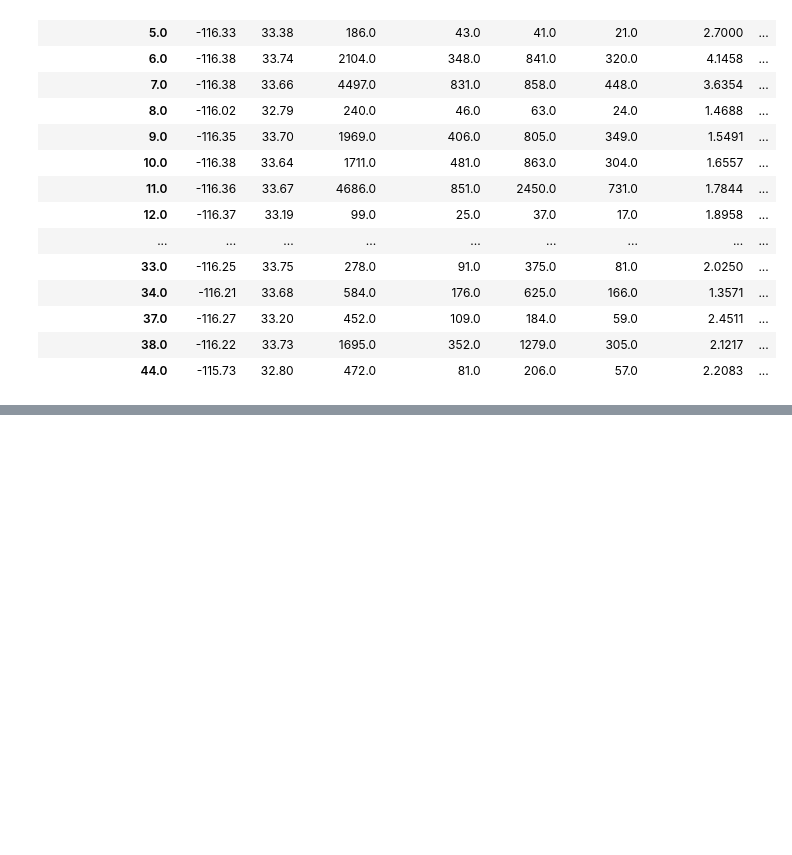
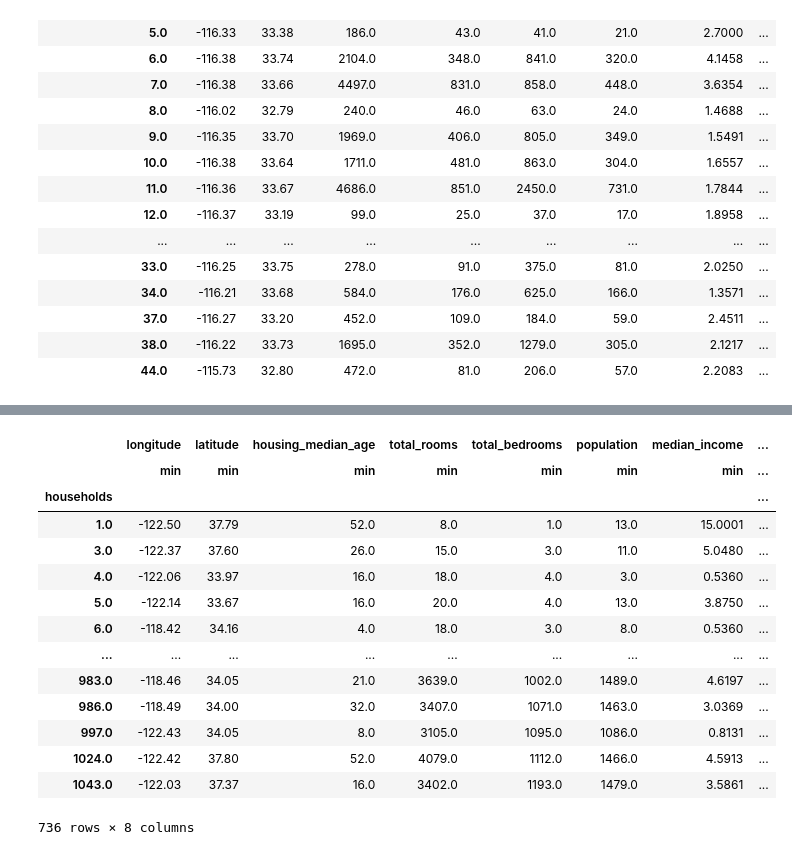
Before and after one commit to DerinOgrenme2021/BarisYildiz, a Jupyter notebook: Pandas.ipynb, the cells around one changed output, grey strips where cells are left out. Saved outputs shown, nothing was run; the diff lists cells and outputs as text; code cells hidden in the pictures; blank space fills up the shorter version.

```diff
--- a/Pandas.ipynb
+++ b/Pandas.ipynb
@@ -149,0 +204,19 @@ df_100_200.describe()
+# %%
+housing_value_population_agg_min = housing_value_population.groupby('households').agg(['min'])
+housing_value_population_agg_min
+# %% [output]
+|  | longitude | latitude | housing_median_age | total_rooms | total_bedrooms | population | median_income | ... |
+|  | min | min | min | min | min | min | min | ... |
+| households |  |  |  |  |  |  |  | ... |
+| 1.0 | -122.50 | 37.79 | 52.0 | 8.0 | 1.0 | 13.0 | 15.0001 | ... |
+| 3.0 | -122.37 | 37.60 | 26.0 | 15.0 | 3.0 | 11.0 | 5.0480 | ... |
+| 4.0 | -122.06 | 33.97 | 16.0 | 18.0 | 4.0 | 3.0 | 0.5360 | ... |
+| 5.0 | -122.14 | 33.67 | 16.0 | 20.0 | 4.0 | 13.0 | 3.8750 | ... |
+| 6.0 | -118.42 | 34.16 | 4.0 | 18.0 | 3.0 | 8.0 | 0.5360 | ... |
+| ... | ... | ... | ... | ... | ... | ... | ... | ... |
+| 983.0 | -118.46 | 34.05 | 21.0 | 3639.0 | 1002.0 | 1489.0 | 4.6197 | ... |
+| 986.0 | -118.49 | 34.00 | 32.0 | 3407.0 | 1071.0 | 1463.0 | 3.0369 | ... |
+| 997.0 | -122.43 | 34.05 | 8.0 | 3105.0 | 1095.0 | 1086.0 | 0.8131 | ... |
+| 1024.0 | -122.42 | 37.80 | 52.0 | 4079.0 | 1112.0 | 1466.0 | 4.5913 | ... |
+| 1043.0 | -122.03 | 37.37 | 16.0 | 3402.0 | 1193.0 | 1479.0 | 3.5861 | ... |
+736 rows × 8 columns
```
Also changed, not shown: parts of 6 cells of this notebook.
